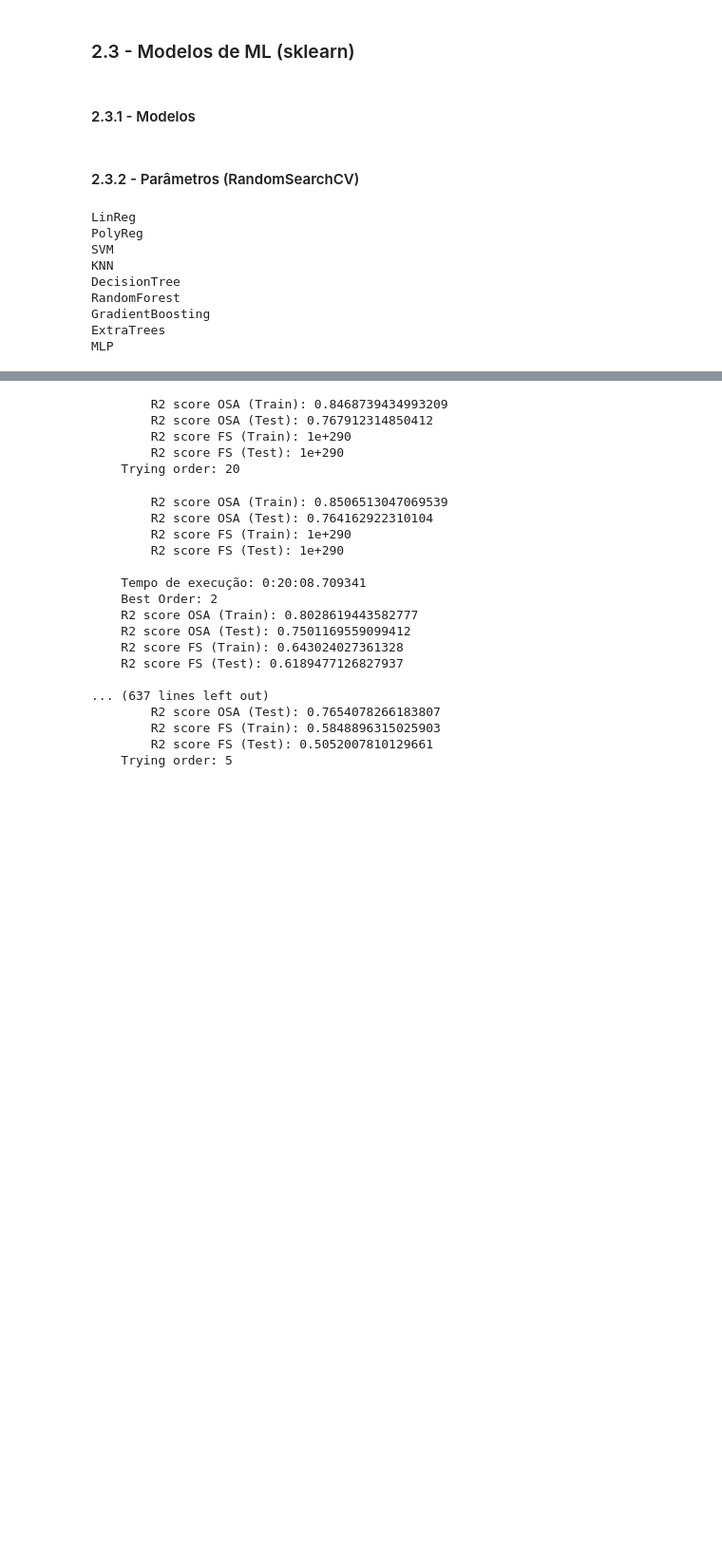
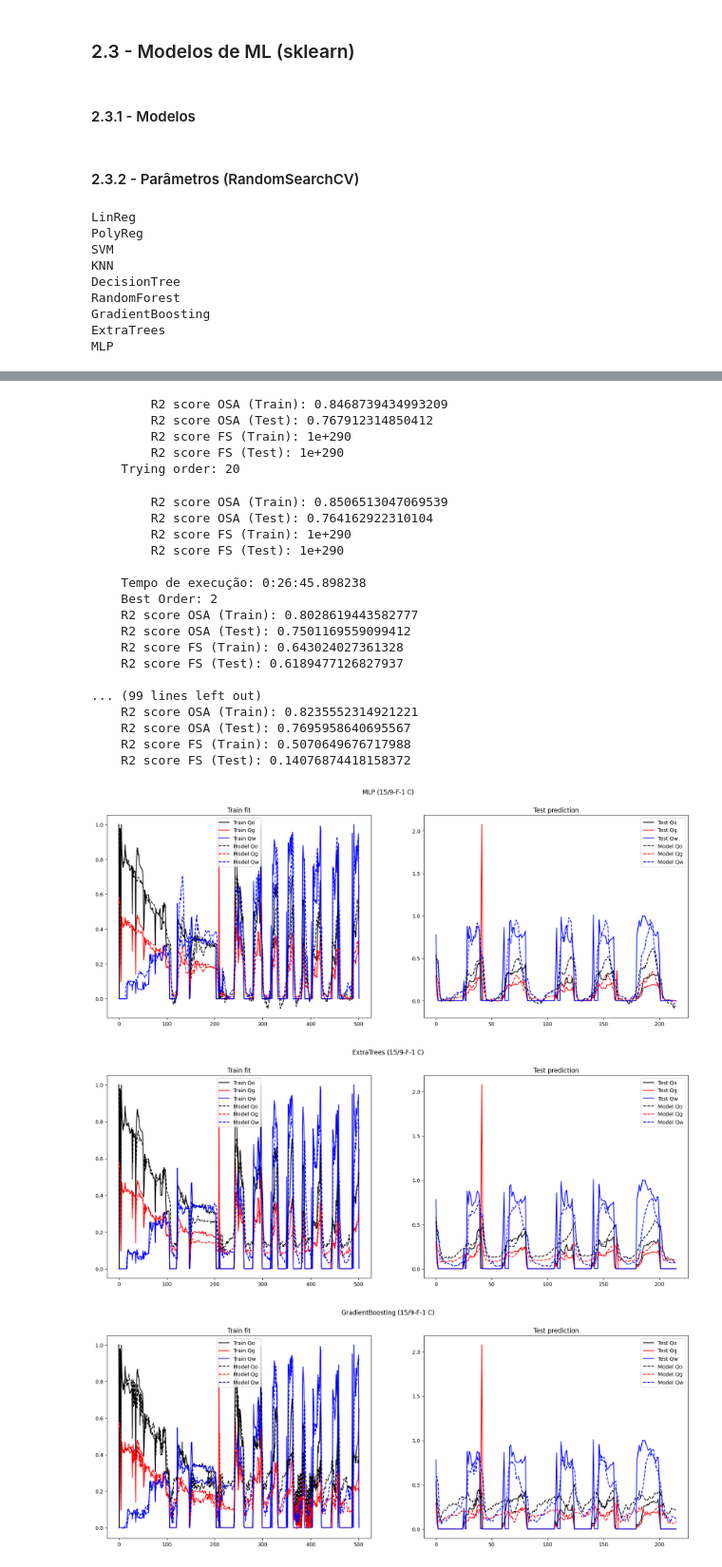
Before and after one commit to prj-phcp/sklearn-sid, a Jupyter notebook: Volve-Dataset/IntegratedMIMO.EXPORT.W1.ipynb, the cells around one changed output, grey strips where cells are left out. Shown at 95% size. Saved outputs shown, nothing was run; the diff lists cells and outputs as text; code cells hidden in the pictures; blank space fills up the shorter version.

```diff
--- a/Volve-Dataset/IntegratedMIMO.EXPORT.W1.ipynb
+++ b/Volve-Dataset/IntegratedMIMO.EXPORT.W1.ipynb
@@ -394,7 +402,7 @@ MLP
 orders = range(2,21)
 prefix = 'MIMO.W1'
 #Loop principal, iterando sobre as listas
-for model in models[:]:
+for model in models[::-1]:
 
     fig, ax = plt.subplots(ncols=2, nrows=1, figsize=(20,7))
 
@@ -529,36 +537,39 @@ Starting evaluation of model: LinReg
         R2 score OSA (Test): 0.7706188339230824
         R2 score FS (Train): 1e+290
         R2 score FS (Test): 1e+290
     Trying order: 17
         R2 score OSA (Train): 0.8450026705485757
         R2 score OSA (Test): 0.7698382888099172
         R2 score FS (Train): 1e+290
         R2 score FS (Test): 1e+290
     Trying order: 18
         R2 score OSA (Train): 0.8452665987288284
         R2 score OSA (Test): 0.7698706515054189
         R2 score FS (Train): 1e+290
         R2 score FS (Test): 1e+290
     Trying order: 19
         R2 score OSA (Train): 0.8468739434993209
         R2 score OSA (Test): 0.767912314850412
         R2 score FS (Train): 1e+290
         R2 score FS (Test): 1e+290
     Trying order: 20
         R2 score OSA (Train): 0.8506513047069539
         R2 score OSA (Test): 0.764162922310104
         R2 score FS (Train): 1e+290
         R2 score FS (Test): 1e+290
 
-    Tempo de execução: 0:20:08.709341
+    Tempo de execução: 0:26:45.898238
     Best Order: 2
     R2 score OSA (Train): 0.8028619443582777
     R2 score OSA (Test): 0.7501169559099412
     R2 score FS (Train): 0.643024027361328
     R2 score FS (Test): 0.6189477126827937
 
-... (637 lines left out)
-        R2 score OSA (Test): 0.7654078266183807
-        R2 score FS (Train): 0.5848896315025903
-        R2 score FS (Test): 0.5052007810129661
-    Trying order: 5
+... (99 lines left out)
+    R2 score OSA (Train): 0.8235552314921221
+    R2 score OSA (Test): 0.7695958640695567
+    R2 score FS (Train): 0.5070649676717988
+    R2 score FS (Test): 0.14076874418158372
+[figure, added]
+[figure, added]
+[figure, added]
```
Also changed, not shown: parts of 7 cells of this notebook, 10 other files.
